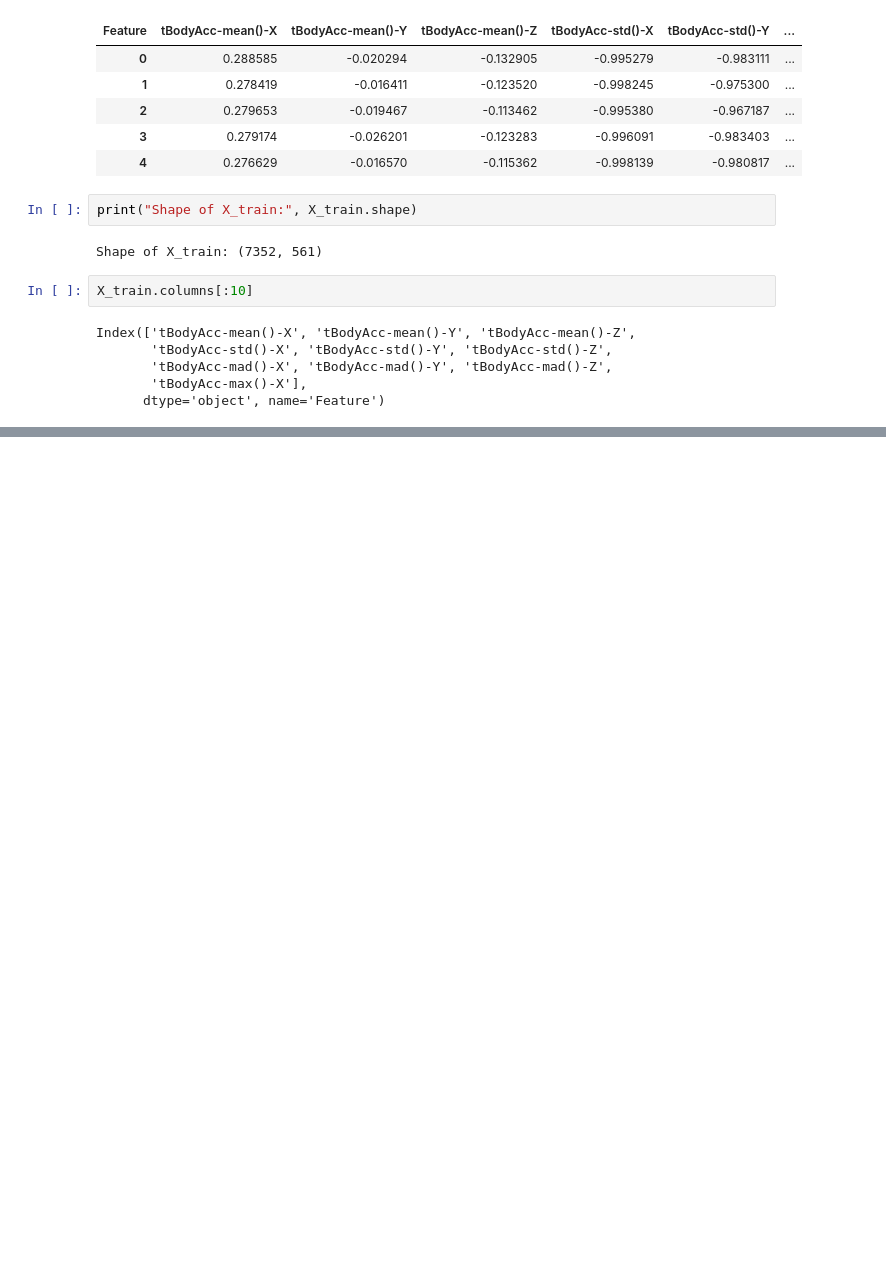
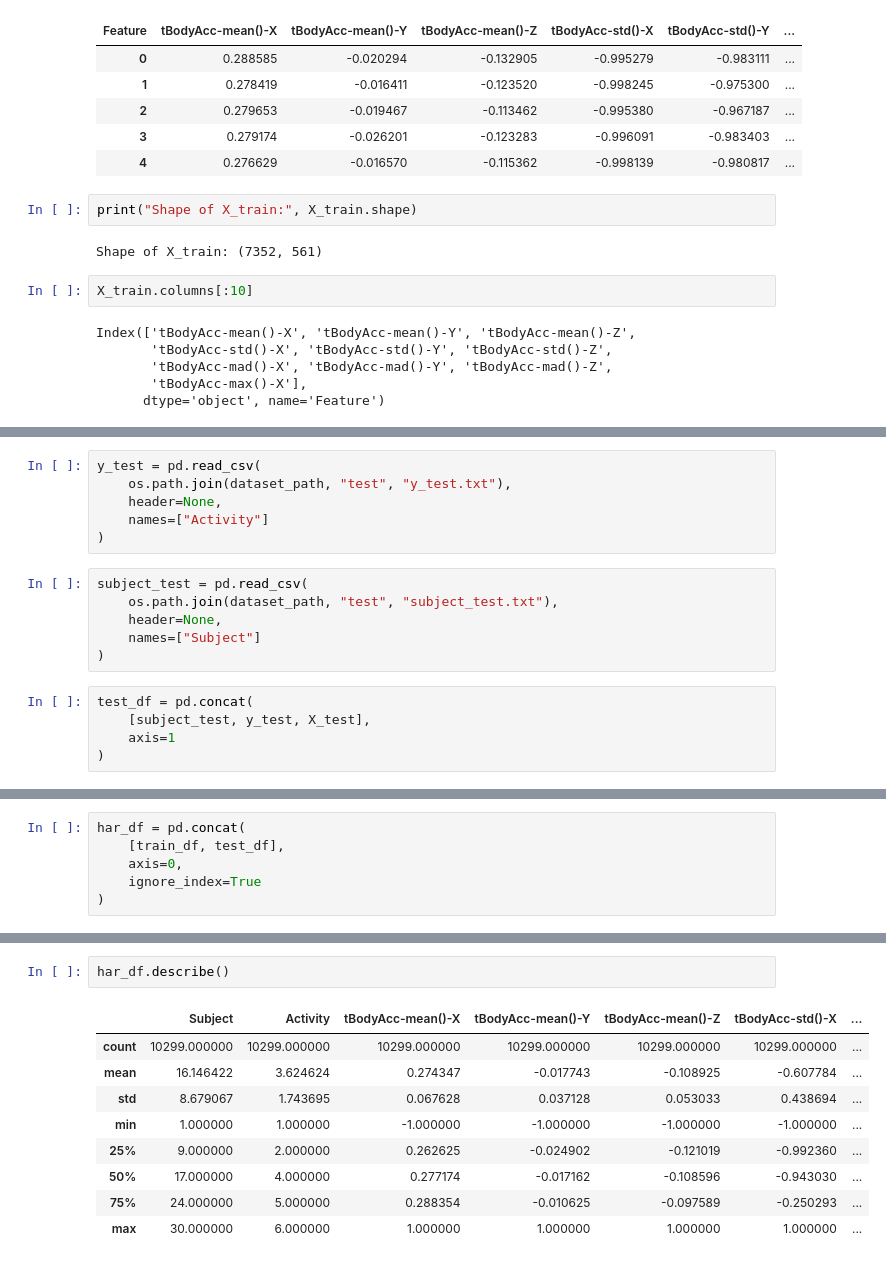
Before and after one commit to Mehnaz-Bashir/Human-Activity-Recognition, a Jupyter notebook: notebooks/01_Data_Loading.ipynb, the cells around one changed output, grey strips where cells are left out. Cells and saved outputs as stored; diff of their text form; blank space fills up the shorter version.

Commit message:
Complete data loading and create final HAR dataset

```diff
--- a/notebooks/01_Data_Loading.ipynb
+++ b/notebooks/01_Data_Loading.ipynb
@@ -112,0 +174,17 @@ Index(['tBodyAcc-mean()-X', 'tBodyAcc-mean()-Y', 'tBodyAcc-mean()-Z',
+# %%
+y_test = pd.read_csv(
+    os.path.join(dataset_path, "test", "y_test.txt"),
+    header=None,
+    names=["Activity"]
+)
+# %%
+subject_test = pd.read_csv(
+    os.path.join(dataset_path, "test", "subject_test.txt"),
+    header=None,
+    names=["Subject"]
+)
+# %%
+test_df = pd.concat(
+    [subject_test, y_test, X_test],
+    axis=1
+)
@@ -112,0 +204,6 @@ Index(['tBodyAcc-mean()-X', 'tBodyAcc-mean()-Y', 'tBodyAcc-mean()-Z',
+# %%
+har_df = pd.concat(
+    [train_df, test_df],
+    axis=0,
+    ignore_index=True
+)
@@ -112,0 +231,12 @@ Index(['tBodyAcc-mean()-X', 'tBodyAcc-mean()-Y', 'tBodyAcc-mean()-Z',
+# %%
+har_df.describe()
+# %% [output]
+|  | Subject | Activity | tBodyAcc-mean()-X | tBodyAcc-mean()-Y | tBodyAcc-mean()-Z | tBodyAcc-std()-X | ... |
+| count | 10299.000000 | 10299.000000 | 10299.000000 | 10299.000000 | 10299.000000 | 10299.000000 | ... |
+| mean | 16.146422 | 3.624624 | 0.274347 | -0.017743 | -0.108925 | -0.607784 | ... |
+| std | 8.679067 | 1.743695 | 0.067628 | 0.037128 | 0.053033 | 0.438694 | ... |
+| min | 1.000000 | 1.000000 | -1.000000 | -1.000000 | -1.000000 | -1.000000 | ... |
+| 25% | 9.000000 | 2.000000 | 0.262625 | -0.024902 | -0.121019 | -0.992360 | ... |
+| 50% | 17.000000 | 4.000000 | 0.277174 | -0.017162 | -0.108596 | -0.943030 | ... |
+| 75% | 24.000000 | 5.000000 | 0.288354 | -0.010625 | -0.097589 | -0.250293 | ... |
+| max | 30.000000 | 6.000000 | 1.000000 | 1.000000 | 1.000000 | 1.000000 | ... |
```
Also changed, not shown: parts of 15 cells of this notebook.
